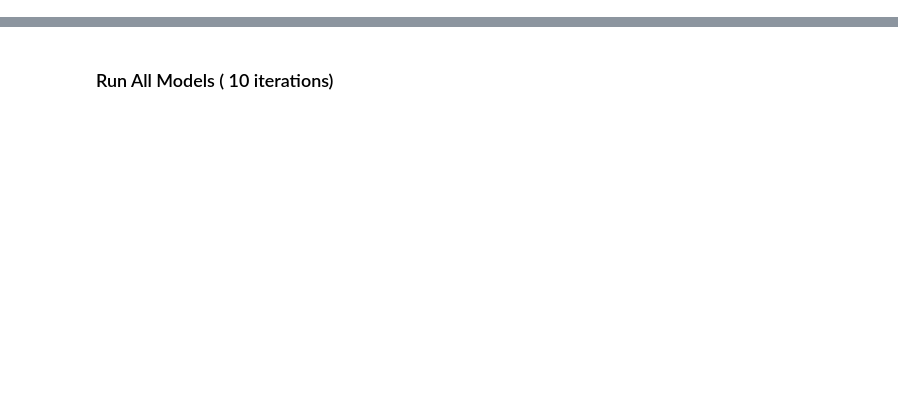
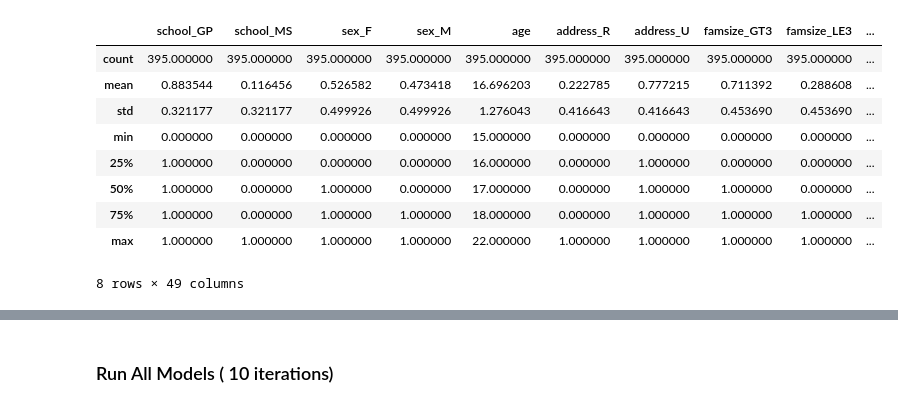
Before and after one commit to Tsmith5151/udacity-student-intervention, a Jupyter notebook: student_intervention.ipynb, the cells around one changed output, grey strips where cells are left out. Saved outputs shown, nothing was run; the diff lists cells and outputs as text; code cells hidden in the pictures; blank space fills up the shorter version.

```diff
--- a/student_intervention.ipynb
+++ b/student_intervention.ipynb
@@ -103,22 +0,0 @@ These generated columns are sometimes called _dummy variables_, and we will use
-# %%
-# Preprocess feature columns
-def preprocess_features(X):
-    outX = pd.DataFrame(index=X.index)  # output dataframe, initially empty
-
-    # Check each column
-    for col, col_data in X.iteritems():
-        # If data type is non-numeric, try to replace all yes/no values with 1/0
-        if col_data.dtype == object:
-            col_data = col_data.replace(['yes', 'no'], [1, 0])
-        # Note: This should change the data type for yes/no columns to int
-
-        # If still non-numeric, convert to one or more dummy variables
-        if col_data.dtype == object:
-            col_data = pd.get_dummies(col_data, prefix=col)  # e.g. 'school' => 'school_GP', 'school_MS'
-
-        outX = outX.join(col_data)  # collect column(s) in output dataframe
-
-    return outX
-
-X_all = preprocess_features(X_all)
-print "Processed feature columns ({}):-\n{}".format(len(X_all.columns), list(X_all.columns))
@@ -318,0 +99,20 @@ F1 score for test set: (0.80519480519480513, 0.0026900768280029297)
+# %%
+# Preprocess feature columns
+def preprocess_features(X):
+    df_preprocess = pd.DataFrame(index=X.index) # output dataframe, initially empty
+    # iterate through each column
+    for colname, col_data in X.iteritems():
+        # If data type is non-numeric, try to replace all yes/no values with 1/0
+        if col_data.dtype == object: #if data type == object (i.e. non-numeric)
+            col_data = col_data.replace(['yes', 'no'], [1, 0])
+        # If data is non-numeric and consist of more than 2 level
+        # convert todummy variables (indicator variables)
+        if col_data.dtype == object:
+            col_data = pd.get_dummies(col_data, prefix=colname)
+        #join columns to one dataframe
+        df_preprocess = df_preprocess.join(col_data)  # collect column(s) in output dataframe
+    return df_preprocess
+
+X_all = preprocess_features(X_all)
+print("Processed Feature Columns")
+X_all.head()
@@ -318,0 +145,14 @@ F1 score for test set: (0.80519480519480513, 0.0026900768280029297)
+# %%
+df_data.describe()
+#statistics from df1 dataframe
+# %% [output]
+|  | school_GP | school_MS | sex_F | sex_M | age | address_R | address_U | famsize_GT3 | famsize_LE3 | ... |
+| count | 395.000000 | 395.000000 | 395.000000 | 395.000000 | 395.000000 | 395.000000 | 395.000000 | 395.000000 | 395.000000 | ... |
+| mean | 0.883544 | 0.116456 | 0.526582 | 0.473418 | 16.696203 | 0.222785 | 0.777215 | 0.711392 | 0.288608 | ... |
+| std | 0.321177 | 0.321177 | 0.499926 | 0.499926 | 1.276043 | 0.416643 | 0.416643 | 0.453690 | 0.453690 | ... |
+| min | 0.000000 | 0.000000 | 0.000000 | 0.000000 | 15.000000 | 0.000000 | 0.000000 | 0.000000 | 0.000000 | ... |
+| 25% | 1.000000 | 0.000000 | 0.000000 | 0.000000 | 16.000000 | 0.000000 | 1.000000 | 0.000000 | 0.000000 | ... |
+| 50% | 1.000000 | 0.000000 | 1.000000 | 0.000000 | 17.000000 | 0.000000 | 1.000000 | 1.000000 | 0.000000 | ... |
+| 75% | 1.000000 | 0.000000 | 1.000000 | 1.000000 | 18.000000 | 0.000000 | 1.000000 | 1.000000 | 1.000000 | ... |
+| max | 1.000000 | 1.000000 | 1.000000 | 1.000000 | 22.000000 | 1.000000 | 1.000000 | 1.000000 | 1.000000 | ... |
+8 rows × 49 columns
```
Also changed, not shown: parts of 66 cells of this notebook.
